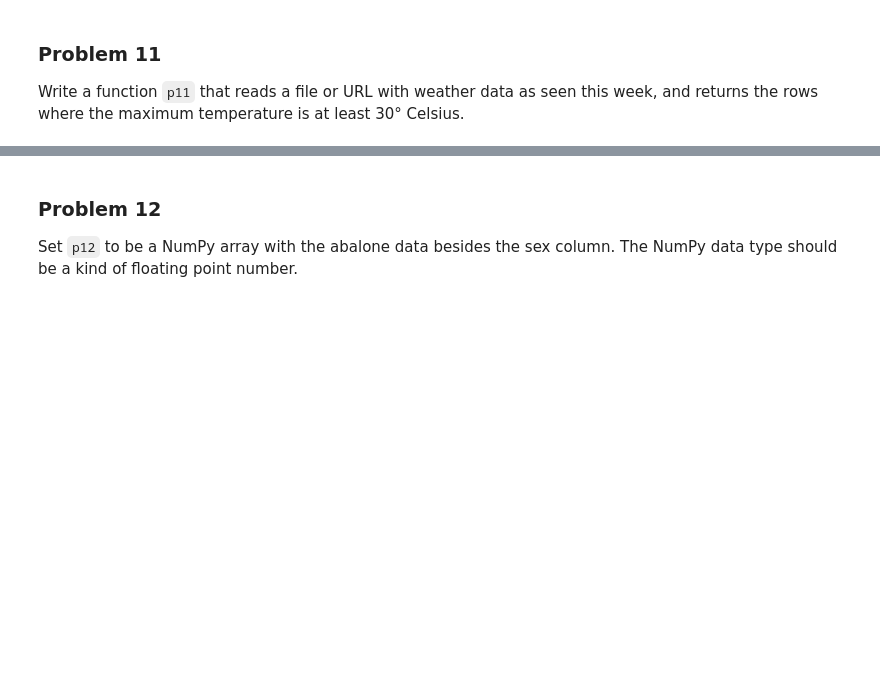
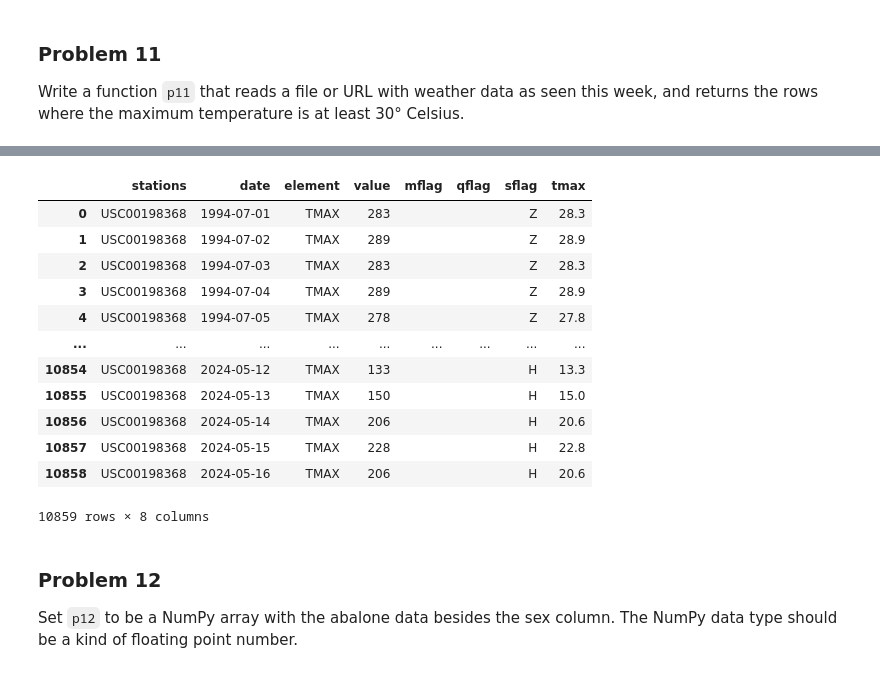
Before and after one commit to nikhil-bu/dx602-homework-08, a Jupyter notebook: homework.ipynb, the cells around one changed output, grey strips where cells are left out. Cells and saved outputs as stored; diff of their text form; code cells hidden in the pictures; blank space fills up the shorter version.

```diff
--- a/homework.ipynb
+++ b/homework.ipynb
@@ -324,3 +339,19 @@ p11("boston-TMAX.tsv")
+# %%
+boston_tmax
+# %% [output]
+|  | stations | date | element | value | mflag | qflag | sflag | tmax |
+| 0 | USC00198368 | 1994-07-01 | TMAX | 283 |  |  | Z | 28.3 |
+| 1 | USC00198368 | 1994-07-02 | TMAX | 289 |  |  | Z | 28.9 |
+| 2 | USC00198368 | 1994-07-03 | TMAX | 283 |  |  | Z | 28.3 |
+| 3 | USC00198368 | 1994-07-04 | TMAX | 289 |  |  | Z | 28.9 |
+| 4 | USC00198368 | 1994-07-05 | TMAX | 278 |  |  | Z | 27.8 |
+| ... | ... | ... | ... | ... | ... | ... | ... | ... |
+| 10854 | USC00198368 | 2024-05-12 | TMAX | 133 |  |  | H | 13.3 |
+| 10855 | USC00198368 | 2024-05-13 | TMAX | 150 |  |  | H | 15.0 |
+| 10856 | USC00198368 | 2024-05-14 | TMAX | 206 |  |  | H | 20.6 |
+| 10857 | USC00198368 | 2024-05-15 | TMAX | 228 |  |  | H | 22.8 |
+| 10858 | USC00198368 | 2024-05-16 | TMAX | 206 |  |  | H | 20.6 |
+10859 rows × 8 columns
 # %% [markdown]
 ### Problem 12
 
```
Also changed, not shown: parts of 11 cells of this notebook.
